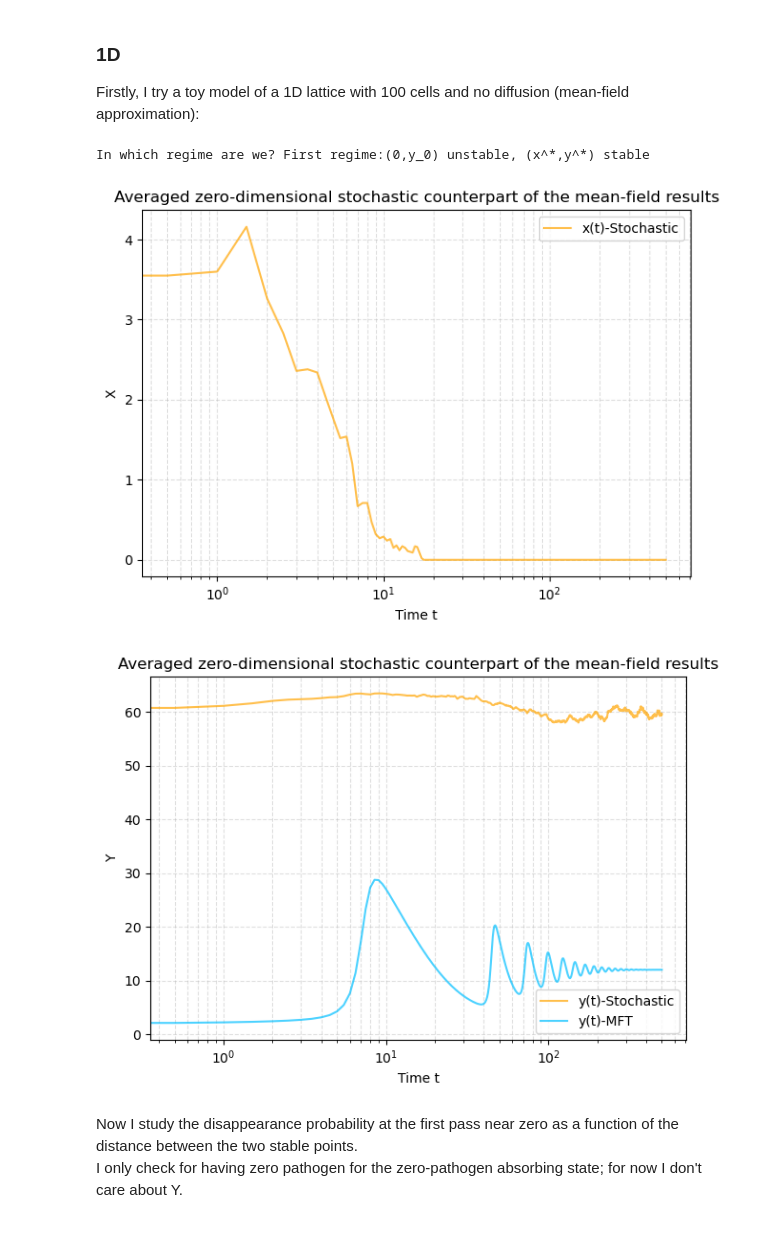
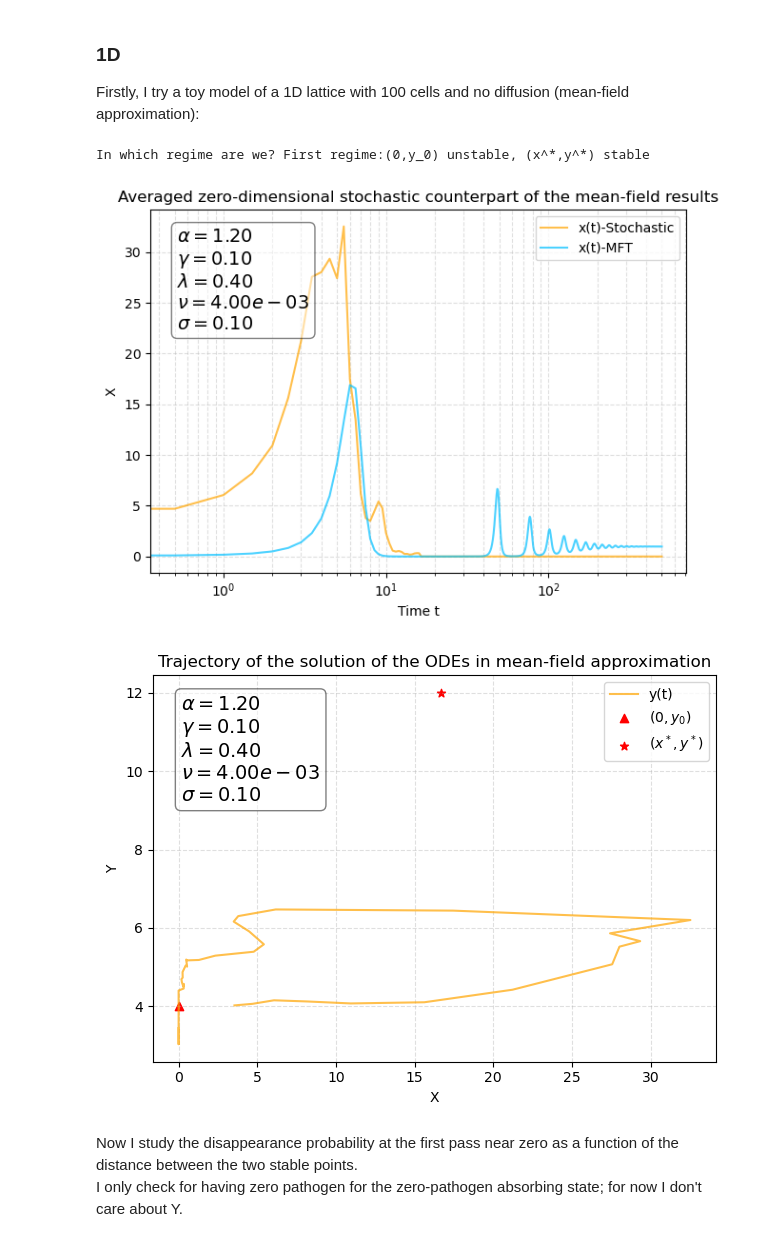
Before and after one commit to pietromalagoli/PCS, a Jupyter notebook: project.ipynb, the cells around one changed output. Cells and saved outputs as stored; diff of their text form; code cells hidden in the pictures.

```diff
--- a/project.ipynb
+++ b/project.ipynb
@@ -79,6 +127,7 @@ In which regime are we? First regime:(0,y_0) unstable, (x^*,y^*) stable
 # %% [markdown]
 Now I recreate the trajectory of the solutions of the ODE
 # %%
+'''
 # parameters initialization (I use the parameters listed in the caption of Figure 3)
 par = {
     'alpha': 1.2,
@@ -89,7 +138,7 @@ par = {
     'Dx': 0.,       # diffusion of x
     'Dy': 0.        # diffusion of y
 }
-
+'''
 # Define some meaningful quantities for the analysis
 y0 = par['lambda']/par['sigma']
 y_star = par['alpha']/par['gamma']
@@ -106,9 +155,21 @@ def system(z:np.ndarray ,t:np.ndarray ,par:dict):
     dydt = par['lambda'] + par['nu']*x*y - par['sigma']*y
     return [dxdt,dydt]
 
+# set the time span
+t_s = np.linspace(0,500,time_steps)
+
 # Solve
 X_ode = odeint(system,z0,t_s,args=(par,))[:,0]
 Y_ode = odeint(system,z0,t_s,args=(par,))[:,1]
+
+# Normalization
+X_ode /= np.mean(X_ode)
+Y_ode /= np.mean(Y_ode)
+
+# Normalize also the fixed points
+y0 /= np.mean(Y_ode)
+x_star /= np.mean(X_ode)
+y_star /= np.mean(Y_ode)
 
 # Trajectory of the solutions over time
 plt.plot(X_ode, Y_ode, c='orange', label='y(t)',alpha=0.7)
@@ -118,6 +179,7 @@ plt.scatter(x_star,y_star, c='r',marker='*',label=r'$(x^*,y^*)$')
 plt.xlabel('X')
 plt.ylabel('Y')
 plt.grid(True, which="both",alpha=0.4,linestyle='--')
+add_par_box(par)
 plt.legend()
 plt.tight_layout()
 plt.show()
@@ -140,14 +208,7 @@ $$
 ### 1D ##
 Firstly, I try a toy model of a 1D lattice with 100 cells and no diffusion (mean-field approximation):
 # %%
-def check_sign(cell):
-    # If in any cell x or y are negative, set it to zero
-    if cell[0] < 0:
-        cell[0] = 0
-
-    if cell[1] < 0:
-        cell[1] = 0
-
+'''
 par = {
     'alpha': 1.6,
     'gamma': 0.01,   # questo sarebbe 0.01
@@ -158,6 +219,17 @@ par = {
     'Dy': 0.        # diffusion of y
 }
 
+par = {
+    'alpha': 1.2,
+    'gamma': 0.1,   # questo sarebbe 0.01
+    'lambda': 0.4,
+    'nu': 0.004,
+    'sigma': 0.1,
+    'Dx': 0.,       # diffusion of x
+    'Dy': 0.        # diffusion of y
+}
+'''
+
 # Define some meaningful quantities for the analysis
 y0 = par['lambda']/par['sigma']
 y_star = par['alpha']/par['gamma']
@@ -167,8 +239,7 @@ x_star = (par['sigma']-par['lambda']*par['gamma']/par['alpha'])/par['nu']
 print(f'In which regime are we? {'First regime:(0,y_0) unstable, (x^*,y^*) stable' \
     if par['alpha']>(par['lambda']*par['gamma']/par['sigma']) else '\text{Second regime:}(0,y_0) \text{stable}, (x^*,y^*) \text{unstable}'}')
 
-# Time steps
-time_steps = 1000
+
 
 def lattice1(N:int,time_steps:int,par:dict):
     # N: number of cells (default=100)
@@ -200,43 +271,46 @@ def lattice1(N:int,time_steps:int,par:dict):
             Y_stoc[t] = np.mean(lattice[:,1])
 
         #print(*lattice)                                                                # the asterisk in the print is used to print horizontally
     return X_stoc, Y_stoc
 
 # Time span
 t_s = np.linspace(0,500,time_steps)
 
 # Compute the model
 X_stoc, Y_stoc = lattice1(N=100,time_steps=time_steps,par=par)
 
 # plot the evolution of x(t)
 #plt.figure(figsize=(12,8))
 plt.plot(t_s, X_stoc,c='orange',label='x(t)-Stochastic',alpha=0.7)
-#plt.plot(t_s,X_ode,c='deepskyblue',label='x(t)-MFT',alpha=0.7)
+plt.plot(t_s,X_ode,c='deepskyblue',label='x(t)-MFT',alpha=0.7)
 plt.title('Averaged zero-dimensional stochastic counterpart of the mean-field results')
 plt.xlabel('Time t')
 plt.ylabel('X')
 plt.xscale('log')
 plt.grid(True, which="both",alpha=0.4,linestyle='--')
+# Create a box plot for the parameters in 'par'
+add_par_box(par)
 plt.legend()
 plt.tight_layout()
 plt.show()
 
-# plot the evolution of x(t)
-#plt.figure(figsize=(12,8))
-plt.plot(t_s, Y_stoc,c='orange',label='y(t)-Stochastic',alpha=0.7)
-plt.plot(t_s,Y_ode,c='deepskyblue',label='y(t)-MFT',alpha=0.7)
-plt.title('Averaged zero-dimensional stochastic counterpart of the mean-field results')
-plt.xlabel('Time t')
+# Provo a plottare y(x) per vedere se capisco il problema
+plt.plot(X_stoc, Y_stoc, c='orange', label='y(t)',alpha=0.7)
+plt.title('Trajectory of the solution of the ODEs in mean-field approximation')
+plt.scatter(0,y0, c='r',marker='^',label=r'$(0,y_0)$')
+plt.scatter(x_star,y_star, c='r',marker='*',label=r'$(x^*,y^*)$')
+plt.xlabel('X')
 plt.ylabel('Y')
-plt.xscale('log')
 plt.grid(True, which="both",alpha=0.4,linestyle='--')
+# Create a box plot for the parameters in 'par'
+add_par_box(par)
 plt.legend()
 plt.tight_layout()
 plt.show()
 # %% [output]
 In which regime are we? First regime:(0,y_0) unstable, (x^*,y^*) stable
-[figure, old version]
+[figure, new version]
-[figure, old version]
+[figure, new version]
 # %% [markdown]
 Now I study the disappearance probability at the first pass near zero as a function of the distance between the two stable points.\
 I only check for having zero pathogen for the zero-pathogen absorbing state; for now I don't care about Y.
```
Also changed, not shown: parts of 7 cells of this notebook.
